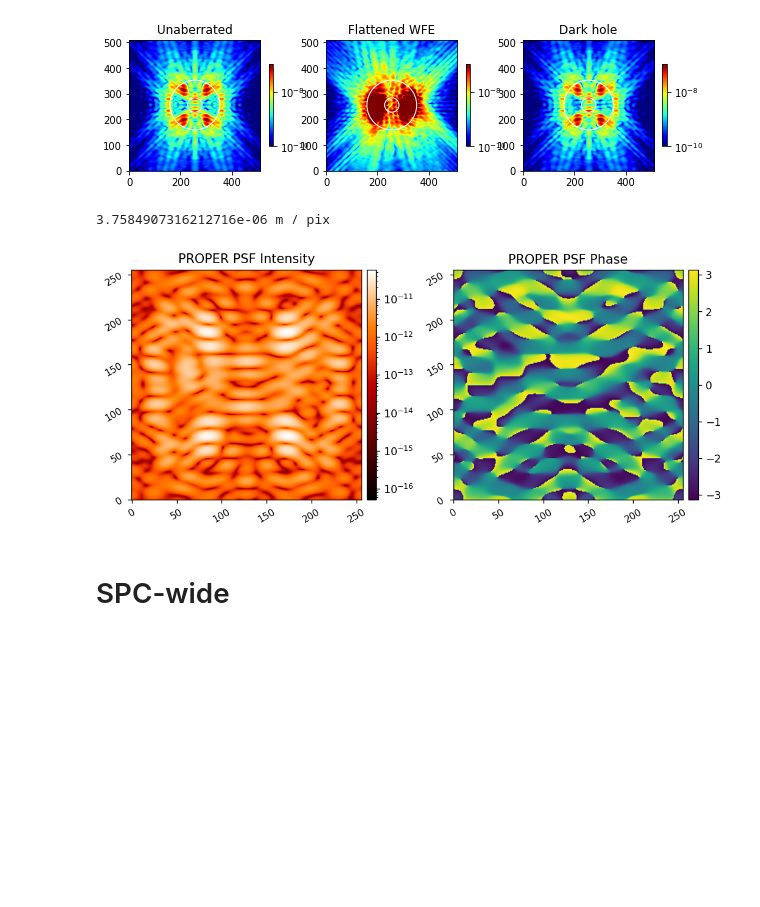
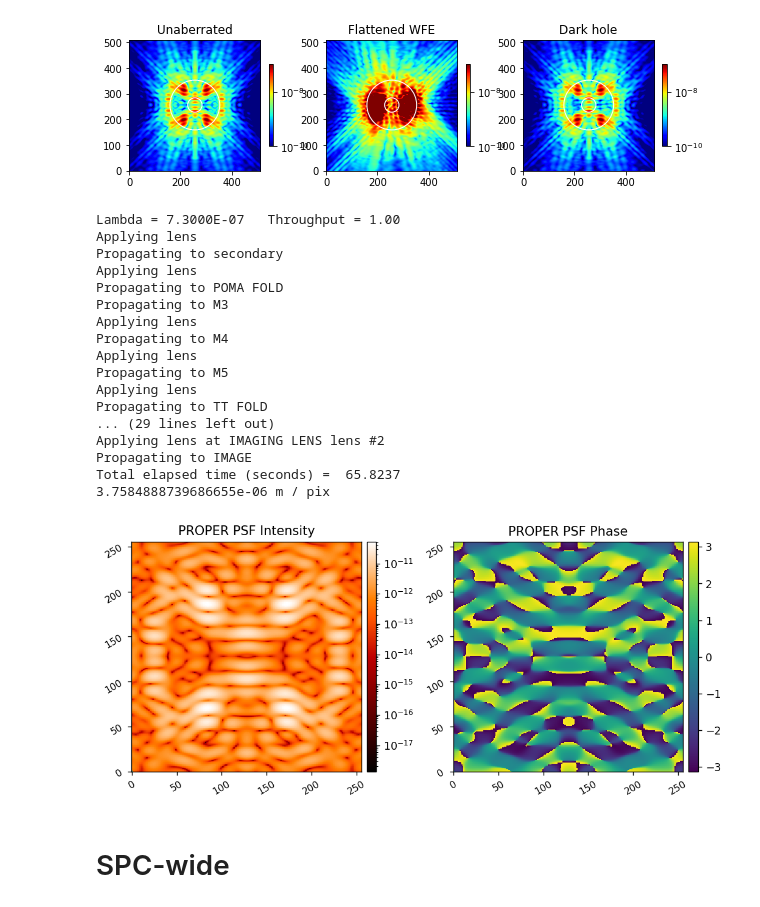
Before and after one commit to kian1377/roman-cgi-phasec-poppy, a Jupyter notebook: run_proper_phasec_modes.ipynb, the cells around one changed output. Drawn from its saved outputs; the diff is of its cells as text; code cells hidden in the pictures; blank space fills up the shorter version.

```diff
--- a/run_proper_phasec_modes.ipynb
+++ b/run_proper_phasec_modes.ipynb
@@ -66,7 +66,7 @@ dm2 = np.zeros((48,48))
 polaxis = 0
 use_fieldstop = 1
 
-(wfs, wfs_sampling_m) = proper.prop_run_multi('roman_phasec', lam_array, n, QUIET=True,
+(wfs, wfs_sampling_m) = proper.prop_run_multi('roman_phasec', lam_array, n, QUIET=False,
                                                 PASSVALUE={'cor_type':'hlc',
                                                            'final_sampling_lam0':final_sampling,
                                                            'source_x_offset':xoffset,
@@ -143,16 +143,17 @@ use_fpm = 1
 use_errors = 0
 use_dm1 = 0
 use_dm2 = 0
-dm1 = proper.prop_fits_read( roman_phasec_proper.lib_dir + r'/examples/spc_spec_band3_best_contrast_dm1.fits' )
-dm2 = proper.prop_fits_read( roman_phasec_proper.lib_dir + r'/examples/spc_spec_band3_best_contrast_dm2.fits' )
+dm1 = proper.prop_fits_read( phasec.lib_dir + r'/examples/spc_spec_band3_best_contrast_dm1.fits' )
+dm2 = proper.prop_fits_read( phasec.lib_dir + r'/examples/spc_spec_band3_best_contrast_dm2.fits' )
 polaxis = 0
 
-(wfs, wfs_sampling_m) = proper.prop_run_multi('roman_phasec', lam_array, n, QUIET=True,
+(wfs, wfs_sampling_m) = proper.prop_run_multi('roman_phasec', lam_array, n, QUIET=False,
                                                 PASSVALUE={'cor_type':'spc-spec_band3',
                                                            'final_sampling_lam0':final_sampling,
                                                            'source_x_offset':xoffset,
                                                            'use_fpm':use_fpm,
                                                            'use_errors': use_errors,
+                                                           'use_pupil_defocus':0,
                                                            'use_dm1':use_dm1, 'dm1_m':dm1,
                                                            'use_dm2':use_dm2, 'dm2_m':dm2,
                                                            'polaxis':polaxis,
@@ -164,35 +165,51 @@ psf = wfs[0]
 psf_sampling_m = wfs_sampling_m[0]*u.m/u.pix
 
 reload(misc)
 innwa = 2.8/final_sampling*psf_sampling_m.value * 1000 # inner and outer working angles in units of m
 outwa = 9.7/final_sampling*psf_sampling_m.value * 1000
 patches1 = [Circle((0,0),innwa,edgecolor='c', facecolor='none',lw=1),
             Circle((0,0),outwa,edgecolor='c', facecolor='none',lw=1)]
 patches2 = [Circle((0,0),innwa,edgecolor='c', facecolor='none',lw=1),
             Circle((0,0),outwa,edgecolor='c', facecolor='none',lw=1)]
 print(psf_sampling_m)
 misc.myimshow2(np.abs(psf)**2, np.angle(wfs[0]),
                'PROPER PSF Intensity', 'PROPER PSF Phase',
                pxscl=psf_sampling_m.to(u.mm/u.pix),
                lognorm1=True, cmap1='gist_heat', cmap2='viridis',
                patches1=patches1, patches2=patches2)
 
 save=False
 if save:
     wf = np.zeros(shape=(2,n,n))
     wf[0,:,:] = np.abs(wfs[0])**2
     wf[1,:,:] = np.angle(wfs[0])
 
     wf_fname = 'proper-psfs-phasec/spc-spec/proper_psf_offax_nofs.fits'
 
     hdr = fits.Header()
     hdr['PIXELSCL'] = psf_sampling_m.value
     hdr['PIXSCLLD'] = final_sampling
     wf_hdu = fits.PrimaryHDU(data=wf, header=hdr)
     wf_hdu.writeto(wf_fname, overwrite=True)
 # %% [output]
-3.7584907316212716e-06 m / pix
+Lambda = 7.3000E-07   Throughput = 1.00
+Applying lens
+Propagating to secondary
+Applying lens
+Propagating to POMA FOLD
+Propagating to M3
+Applying lens
+Propagating to M4
+Applying lens
+Propagating to M5
+Applying lens
+Propagating to TT FOLD
+... (29 lines left out)
+Applying lens at IMAGING LENS lens #2
+Propagating to IMAGE
+Total elapsed time (seconds) =  65.8237
+3.7584888739686655e-06 m / pix
-[figure, old version]
+[figure, new version]
 # %% [markdown]
 # SPC-wide
 # %%
```
Also changed, not shown: parts of 1 cell of this notebook, 1 other file.
